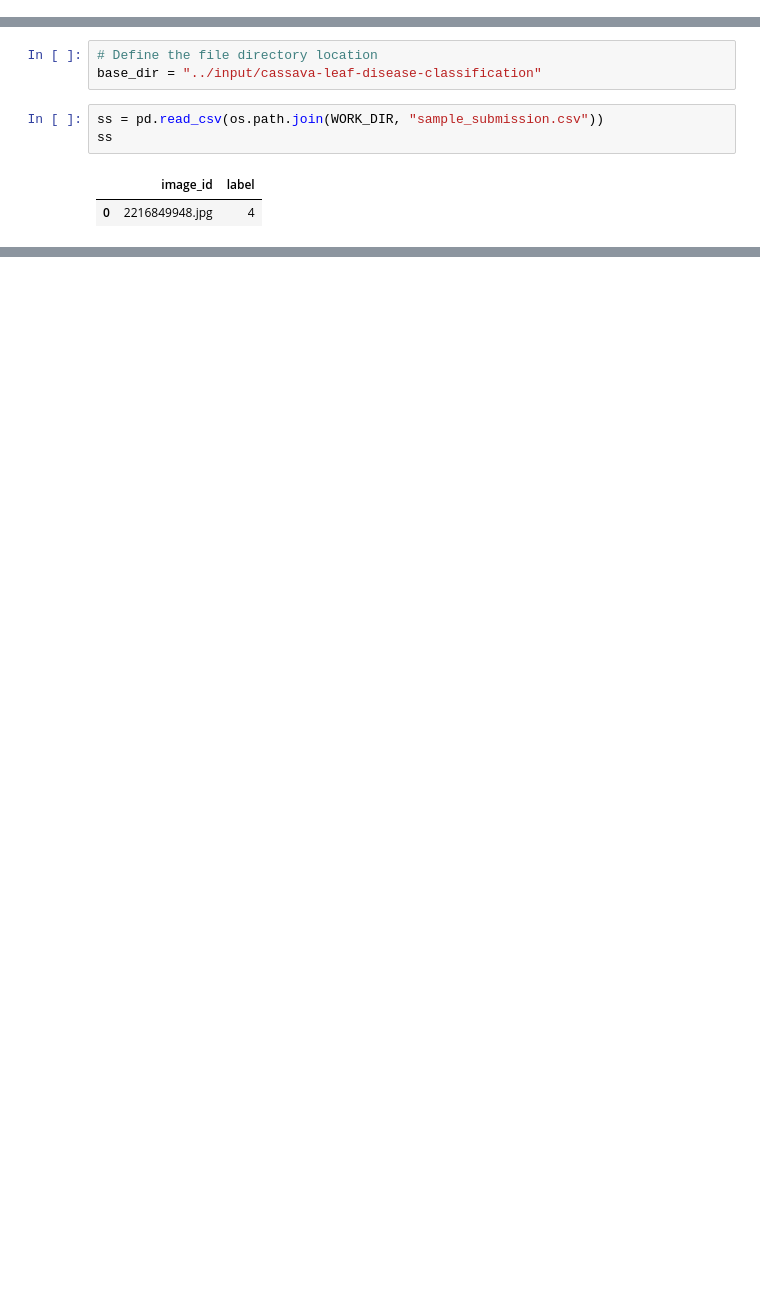
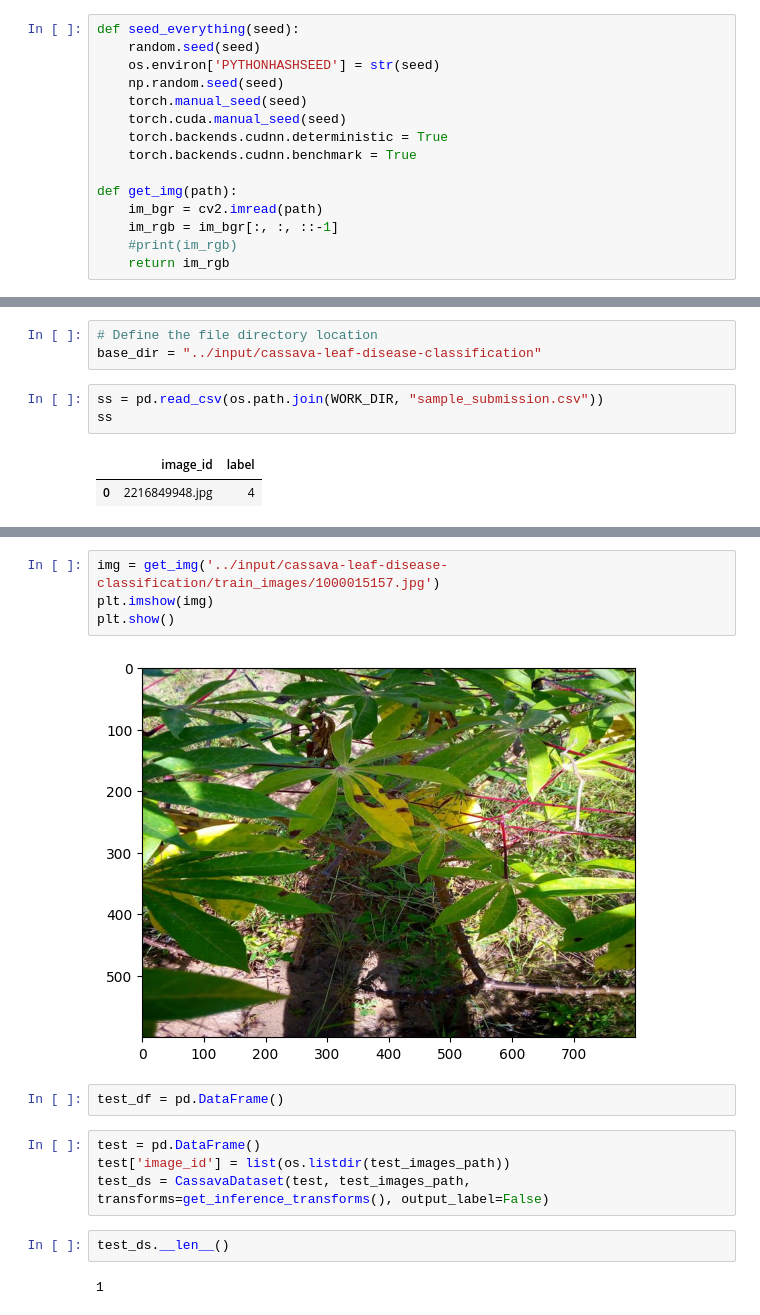
Before and after one commit to CassavaLeaf/COMP3608-PROJECT, a Jupyter notebook: intelisys-inference-workbook.ipynb, the cells around one changed output, grey strips where cells are left out. Saved outputs shown, nothing was run; the diff lists cells and outputs as text; blank space fills up the shorter version.

Commit message:
Kaggle Notebook | Intelisys- Inference Workbook | Version 15

```diff
--- a/intelisys-inference-workbook.ipynb
+++ b/intelisys-inference-workbook.ipynb
@@ -52,0 +220,15 @@ os.listdir(WORK_DIR)
+# %%
+def seed_everything(seed):
+    random.seed(seed)
+    os.environ['PYTHONHASHSEED'] = str(seed)
+    np.random.seed(seed)
+    torch.manual_seed(seed)
+    torch.cuda.manual_seed(seed)
+    torch.backends.cudnn.deterministic = True
+    torch.backends.cudnn.benchmark = True
+
+def get_img(path):
+    im_bgr = cv2.imread(path)
+    im_rgb = im_bgr[:, :, ::-1]
+    #print(im_rgb)
+    return im_rgb
@@ -137,0 +406,16 @@ Loaded pretrained weights for efficientnet-b4
+# %%
+img = get_img('../input/cassava-leaf-disease-classification/train_images/1000015157.jpg')
+plt.imshow(img)
+plt.show()
+# %% [output]
+[figure, added]
+# %%
+test_df = pd.DataFrame()
+# %%
+test = pd.DataFrame()
+test['image_id'] = list(os.listdir(test_images_path))
+test_ds = CassavaDataset(test, test_images_path, transforms=get_inference_transforms(), output_label=False)
+# %%
+test_ds.__len__()
+# %% [output]
+1
```
Also changed, not shown: parts of 58 cells of this notebook.
